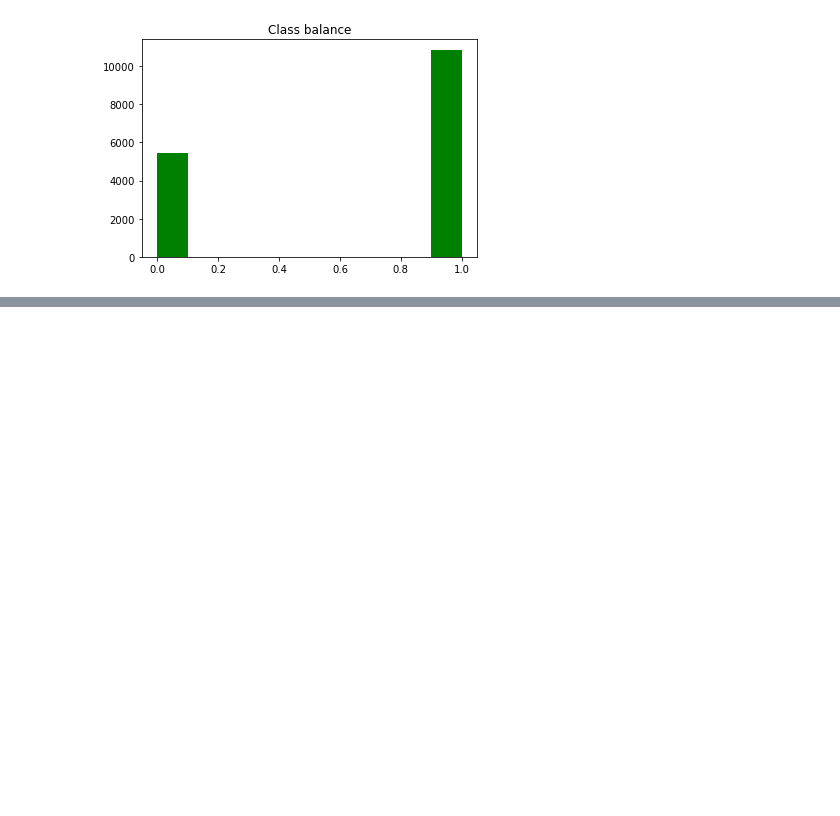
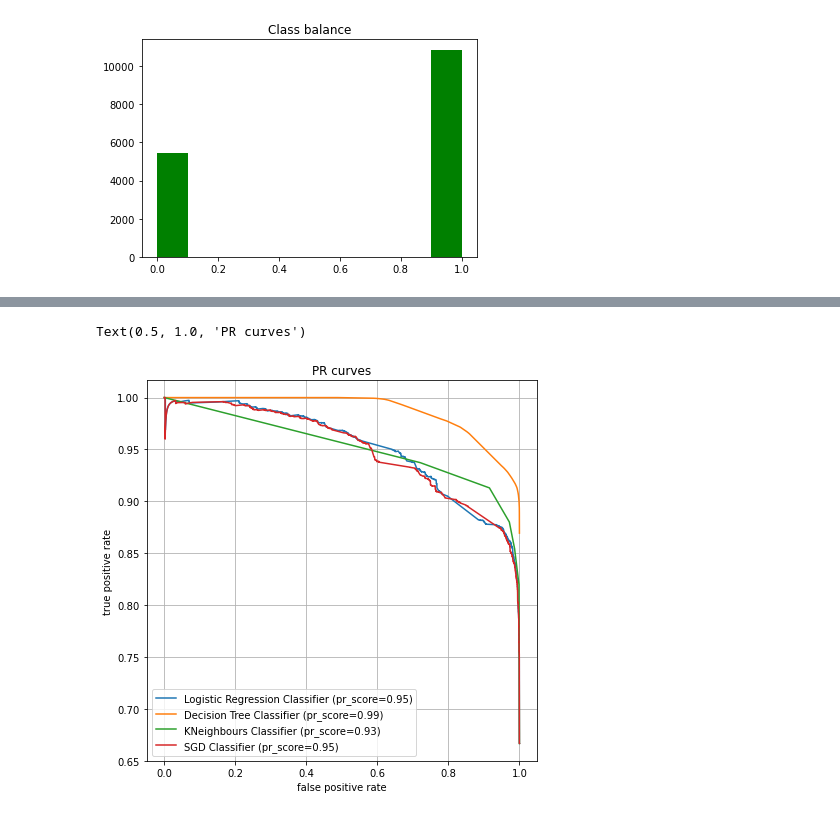
Before and after one commit to 7emantik/test-project, a Jupyter notebook: train.ipynb, the cells around one changed output, grey strips where cells are left out. Drawn from its saved outputs; the diff is of its cells as text; code cells hidden in the pictures; blank space fills up the shorter version.

```diff
--- a/train.ipynb
+++ b/train.ipynb
@@ -122,14 +127,20 @@ plt.legend(loc="upper left")
 # %%
+# plot the precision-recall curve given the classifiers and training data
+# calculate pr-scores for the classifiers
+
 plt.figure(figsize=(7, 7))
 pyplot.grid()
 
-for predicted, descr in zip(p_predict,description):
-    pr, rec, thr = metrics.precision_recall_curve(y_train, predicted[:,1])
-    pr_score = metrics.average_precision_score(y_train, predicted[:,1])
+for p_predicted, descr in zip(p_predict,description):
+    pr, rec, thr = metrics.precision_recall_curve(y_train, p_predicted[:,1])
+    pr_score = metrics.average_precision_score(y_train, p_predicted[:,1])
     pylab.plot(rec,pr, label=descr + ' (pr_score={:.2f})'.format(pr_score))
 
 plt.xlabel("false positive rate")
 plt.ylabel("true positive rate")
 plt.legend(loc="lower left")
 plt.title('PR curves')
+# %% [output]
+Text(0.5, 1.0, 'PR curves')
+[figure, added]
 # %%
```
Also changed, not shown: parts of 20 cells of this notebook, 2 other files.
